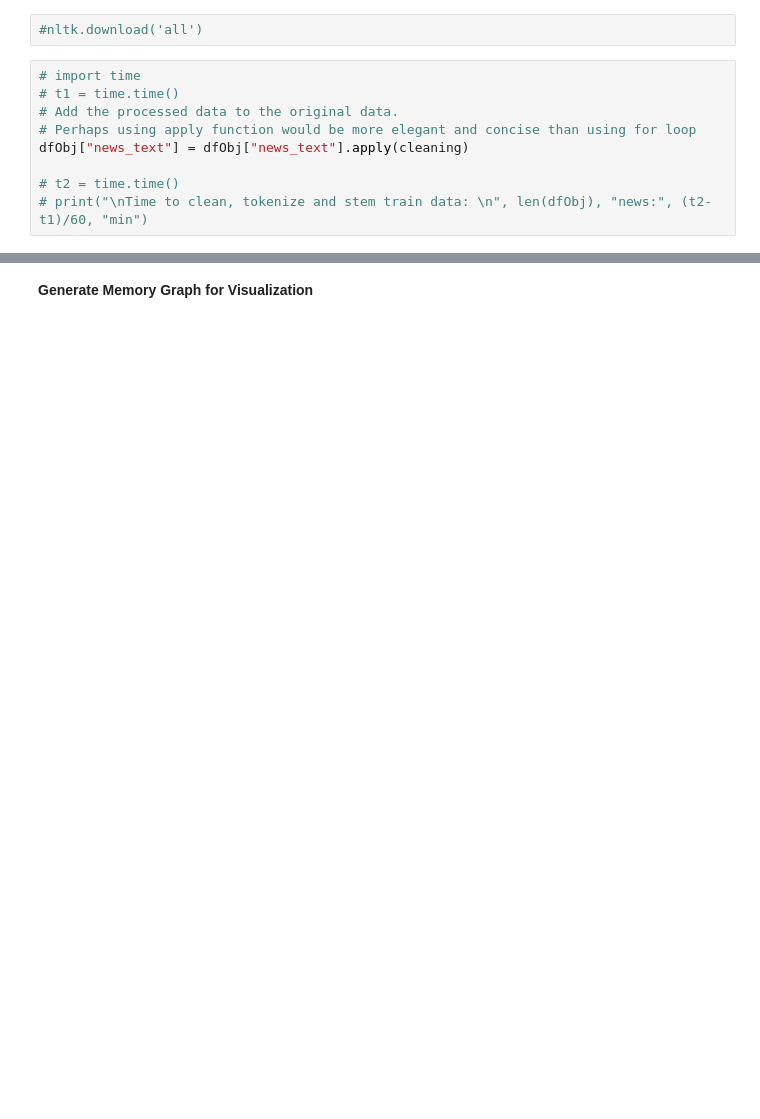
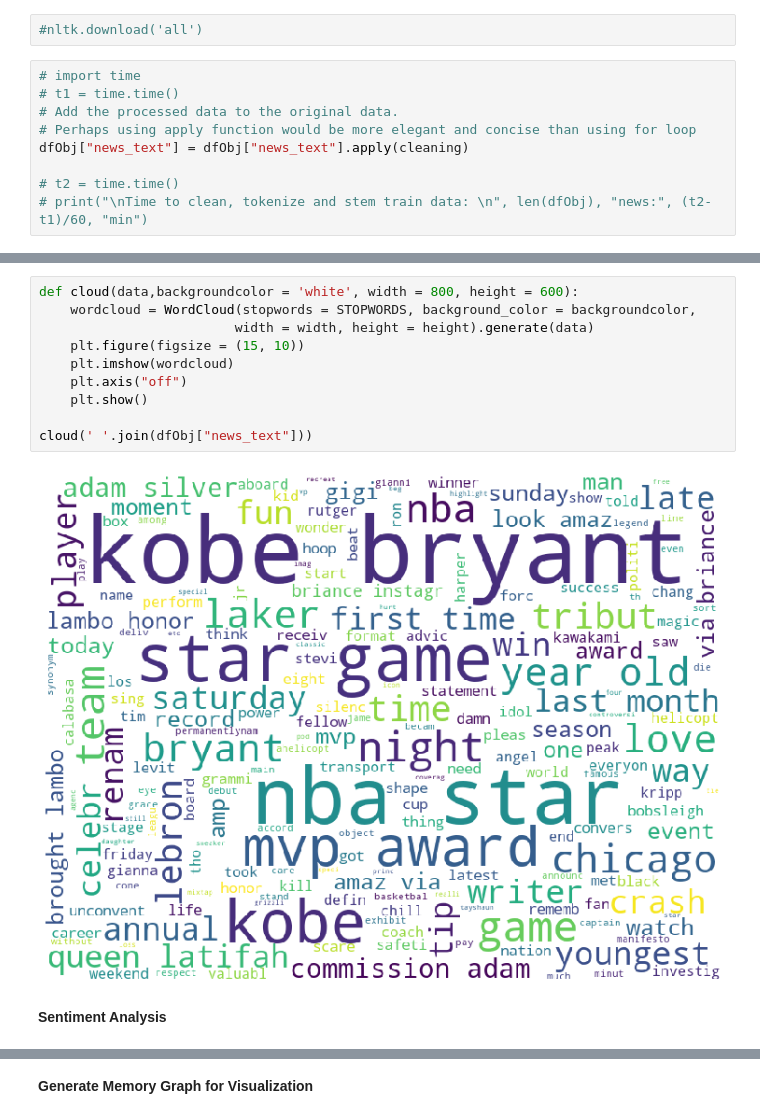
Before and after one commit to Junten/context-graph, a Jupyter notebook: src/Deep_Context.ipynb, the cells around one changed output, grey strips where cells are left out. Saved outputs shown, nothing was run; the diff lists cells and outputs as text; blank space fills up the shorter version.

```diff
--- a/src/Deep_Context.ipynb
+++ b/src/Deep_Context.ipynb
@@ -200,0 +268,14 @@ dfObj["news_text"] = dfObj["news_text"].apply(cleaning)
+# %%
+def cloud(data,backgroundcolor = 'white', width = 800, height = 600):
+    wordcloud = WordCloud(stopwords = STOPWORDS, background_color = backgroundcolor,
+                         width = width, height = height).generate(data)
+    plt.figure(figsize = (15, 10))
+    plt.imshow(wordcloud)
+    plt.axis("off")
+    plt.show()
+
+cloud(' '.join(dfObj["news_text"]))
+# %% [output]
+[figure, added]
+# %% [markdown]
+**Sentiment Analysis**
```
Also changed, not shown: parts of 41 cells of this notebook.
